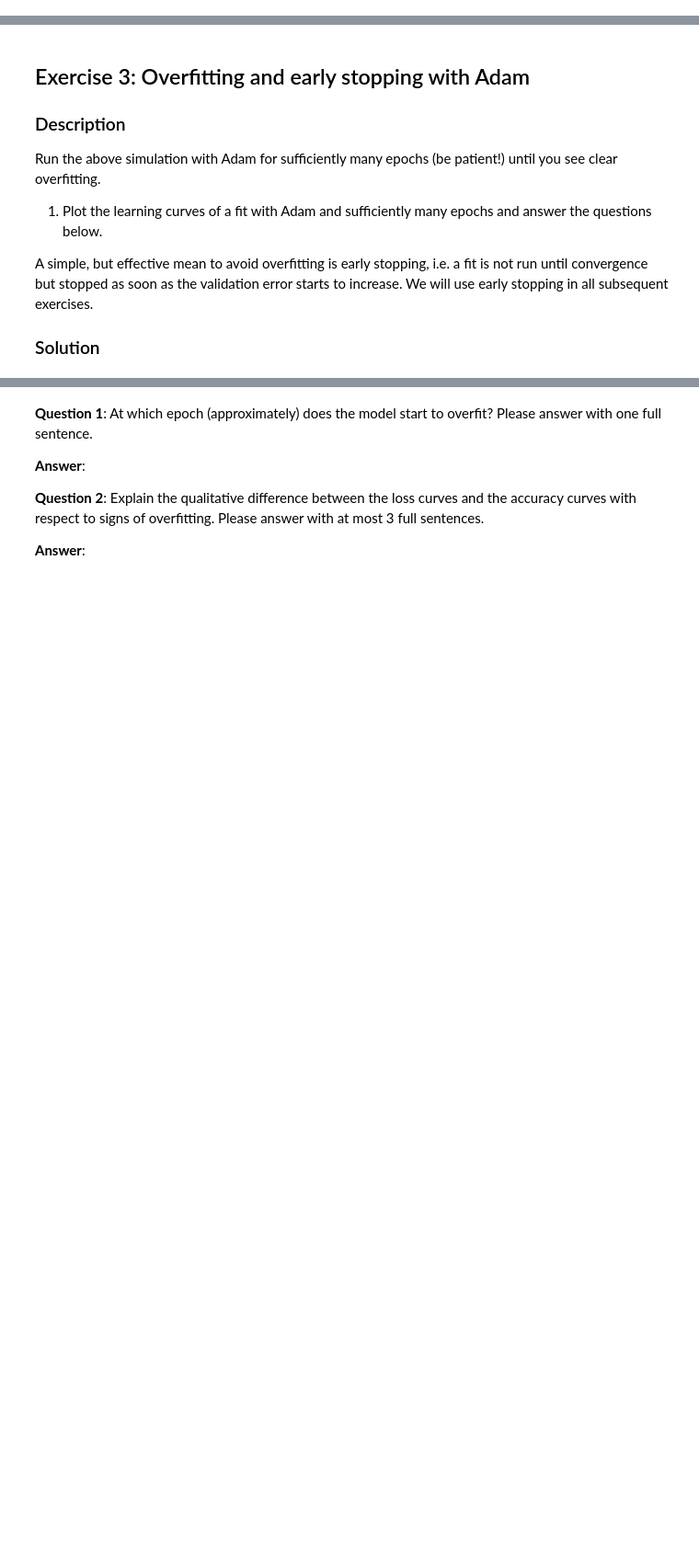
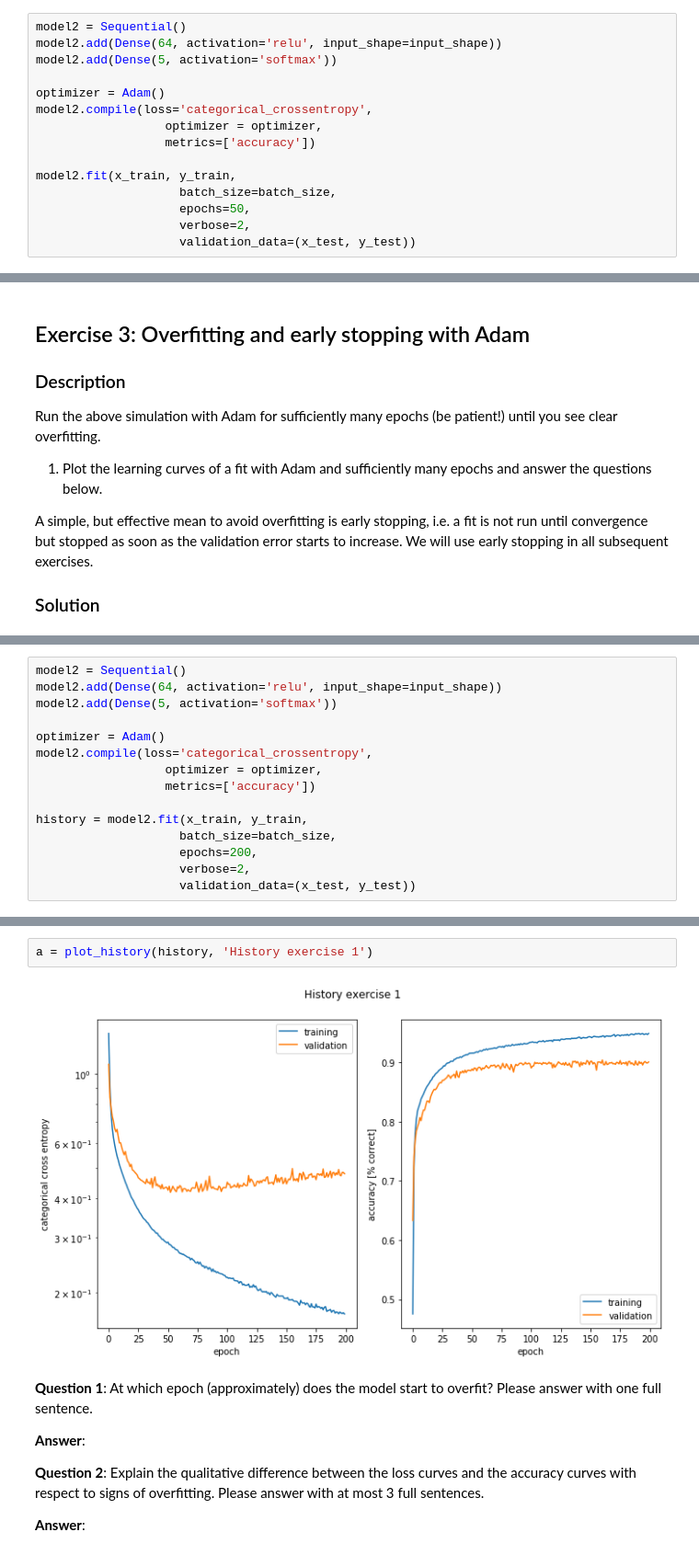
Before and after one commit to SSappy/ANN-Project-1, a Jupyter notebook: miniproject1.ipynb, the cells around one changed output, grey strips where cells are left out. Shown at 92% size. Drawn from its saved outputs; the diff is of its cells as text; blank space fills up the shorter version.

```diff
--- a/miniproject1.ipynb
+++ b/miniproject1.ipynb
@@ -275,0 +358,15 @@ Train a network with one hidden layer and compare different optimizers.
+# %%
+model2 = Sequential()
+model2.add(Dense(64, activation='relu', input_shape=input_shape))
+model2.add(Dense(5, activation='softmax'))
+
+optimizer = Adam()
+model2.compile(loss='categorical_crossentropy',
+                  optimizer = optimizer,
+                  metrics=['accuracy'])
+
+model2.fit(x_train, y_train,
+                    batch_size=batch_size,
+                    epochs=50,
+                    verbose=2,
+                    validation_data=(x_test, y_test))
@@ -295,0 +426,15 @@ A simple, but effective mean to avoid overfitting is early stopping, i.e. a fit
+# %%
+model2 = Sequential()
+model2.add(Dense(64, activation='relu', input_shape=input_shape))
+model2.add(Dense(5, activation='softmax'))
+
+optimizer = Adam()
+model2.compile(loss='categorical_crossentropy',
+                  optimizer = optimizer,
+                  metrics=['accuracy'])
+
+history = model2.fit(x_train, y_train,
+                    batch_size=batch_size,
+                    epochs=200,
+                    verbose=2,
+                    validation_data=(x_test, y_test))
@@ -296,3 +459,7 @@ A simple, but effective mean to avoid overfitting is early stopping, i.e. a fit
+# %%
+a = plot_history(history, 'History exercise 1')
+# %% [output]
+[figure, added]
 # %% [markdown]
 **Question 1**: At which epoch (approximately) does the model start to overfit? Please answer with one full sentence.
 
```
Also changed, not shown: parts of 20 cells of this notebook.
